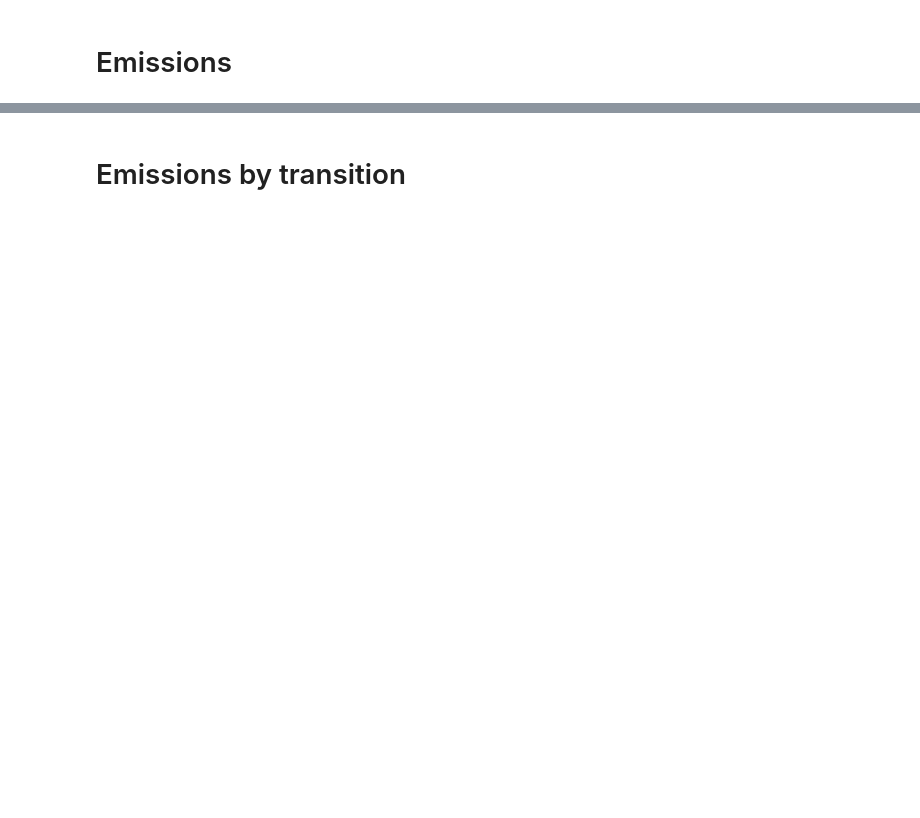
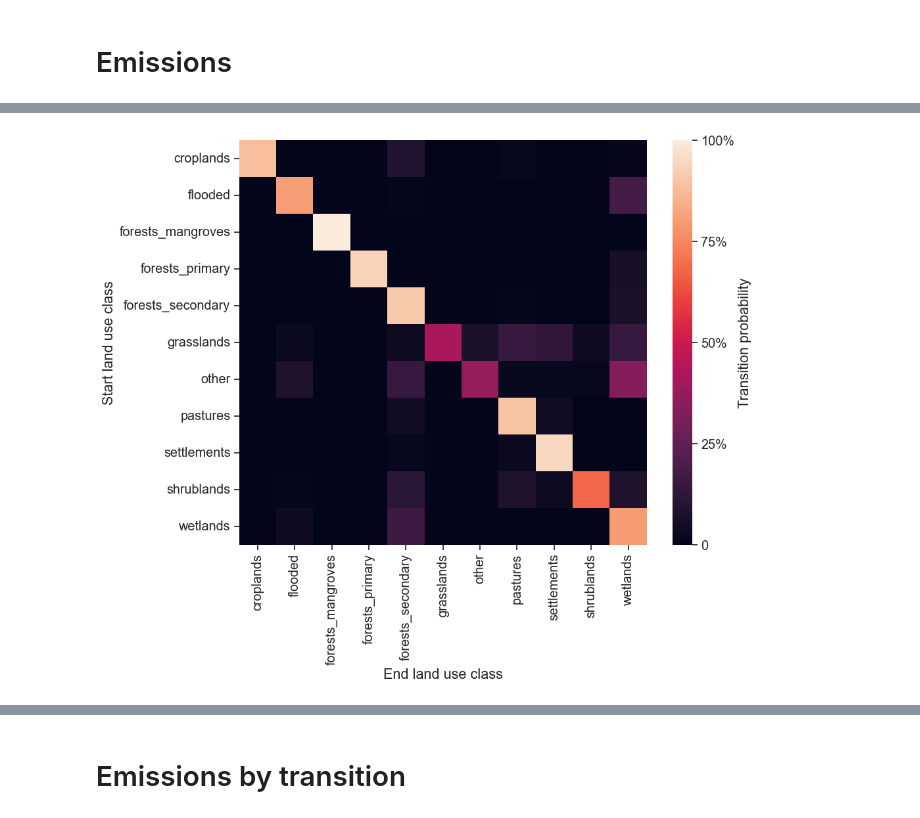
Before and after one commit to CentroFuturoCiudades/carbon_capture, a Jupyter notebook: main.ipynb, the cells around one changed output, grey strips where cells are left out. Cells and saved outputs as stored; diff of their text form; code cells hidden in the pictures; blank space fills up the shorter version.

```diff
--- a/main.ipynb
+++ b/main.ipynb
@@ -196,12 +202,22 @@ df_cube = (
     pd.read_csv(out_path / "small" / "transition" / "cube" / f"{ZONE}.csv")
     .melt(id_vars="time_period")
     .assign(
-        start=lambda df: df["variable"].str.split("_to_").str[0],
+        start=lambda df: df["variable"].str.split("_to_").str[0].str.replace("pij_lndu_", ""),
         end=lambda df: df["variable"].str.split("_to_").str[1],
     )
     .drop(columns=["variable"])
     .pivot_table(index="start", columns="end", values="value")
     .fillna(0)
 )
-df_cube
+
+fig, ax = plt.subplots(figsize=(10, 8))
+sns.heatmap(df_cube, ax=ax)
+ax.set_xlabel("End land use class")
+ax.set_ylabel("Start land use class")
+cbar = ax.collections[0].colorbar
+cbar.set_ticks([0, .25, .5, .75, 1])
+cbar.set_ticklabels(['0', '25%', "50%", '75%', '100%'])
+cbar.set_label("Transition probability")
+
+fig.savefig(figure_path / "transition_heatmap.jpg", bbox_inches="tight", dpi=200)
 # %% [output]
@@ -221 +224,2 @@ df_cube
+[figure, added]
 # %%
```
Also changed, not shown: parts of 23 cells of this notebook, 29 other files.
